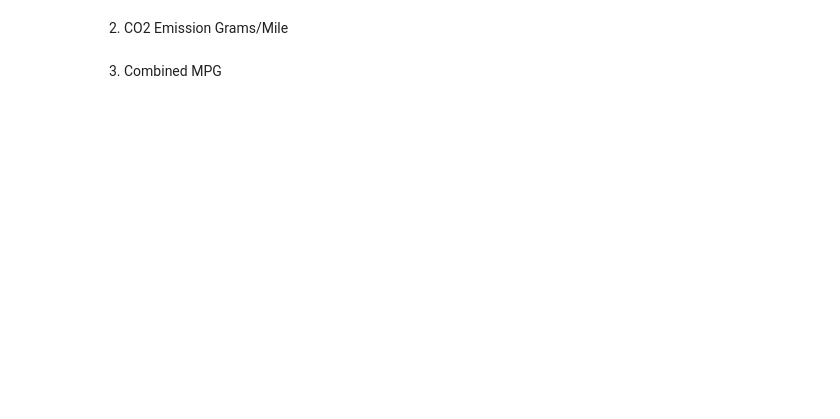
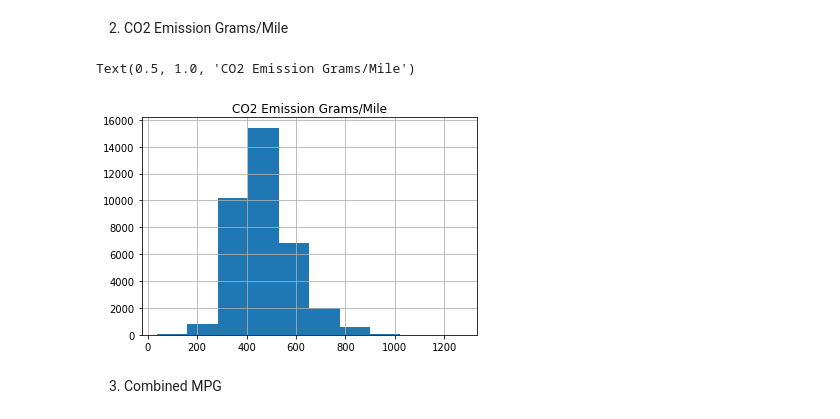
Before and after one commit to ta-data-lis/lab-probability-distributions, a Jupyter notebook: your-code/continuous.ipynb, the cells around one changed output. Drawn from its saved outputs; the diff is of its cells as text; code cells hidden in the pictures; blank space fills up the shorter version.

```diff
--- a/your-code/continuous.ipynb
+++ b/your-code/continuous.ipynb
@@ -83,3 +140,10 @@ Then plot the histograms for the following variables:
+# %%
+# your code here
+data['CO2 Emission Grams/Mile'].hist()
+plt.title('CO2 Emission Grams/Mile')
+# %% [output]
+Text(0.5, 1.0, 'CO2 Emission Grams/Mile')
+[figure, added]
 # %% [markdown]
 3. Combined MPG
 # %%
```
Also changed, not shown: parts of 25 cells of this notebook.
